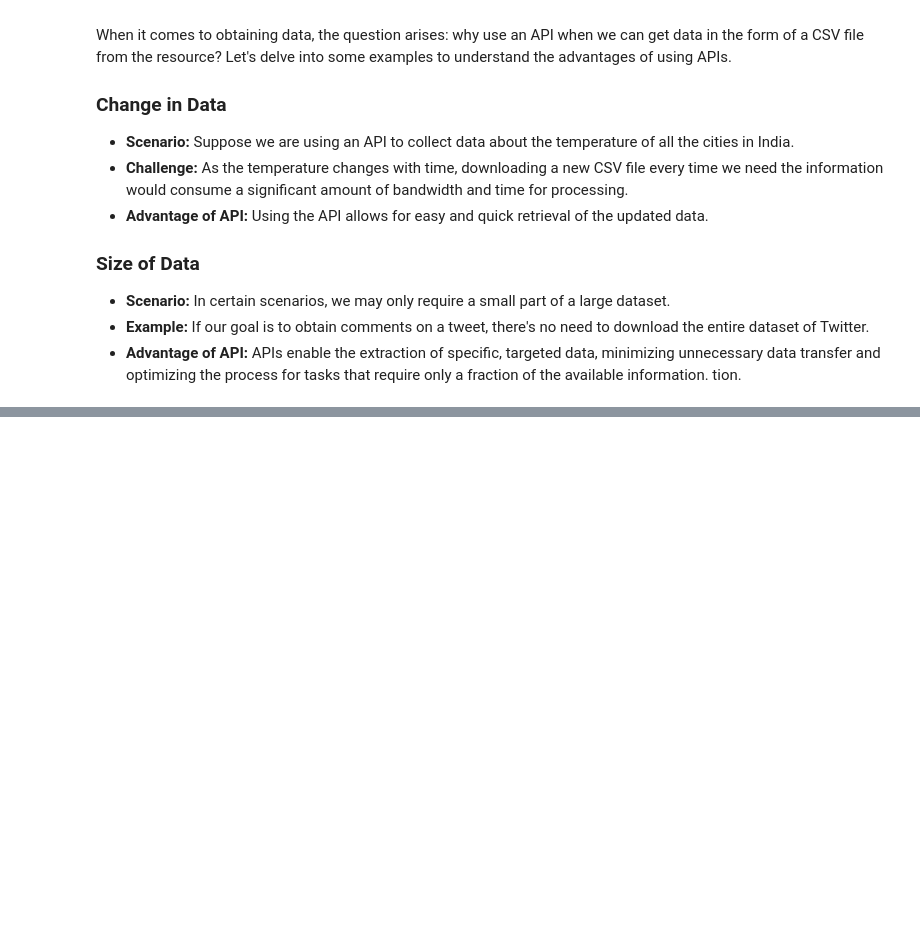
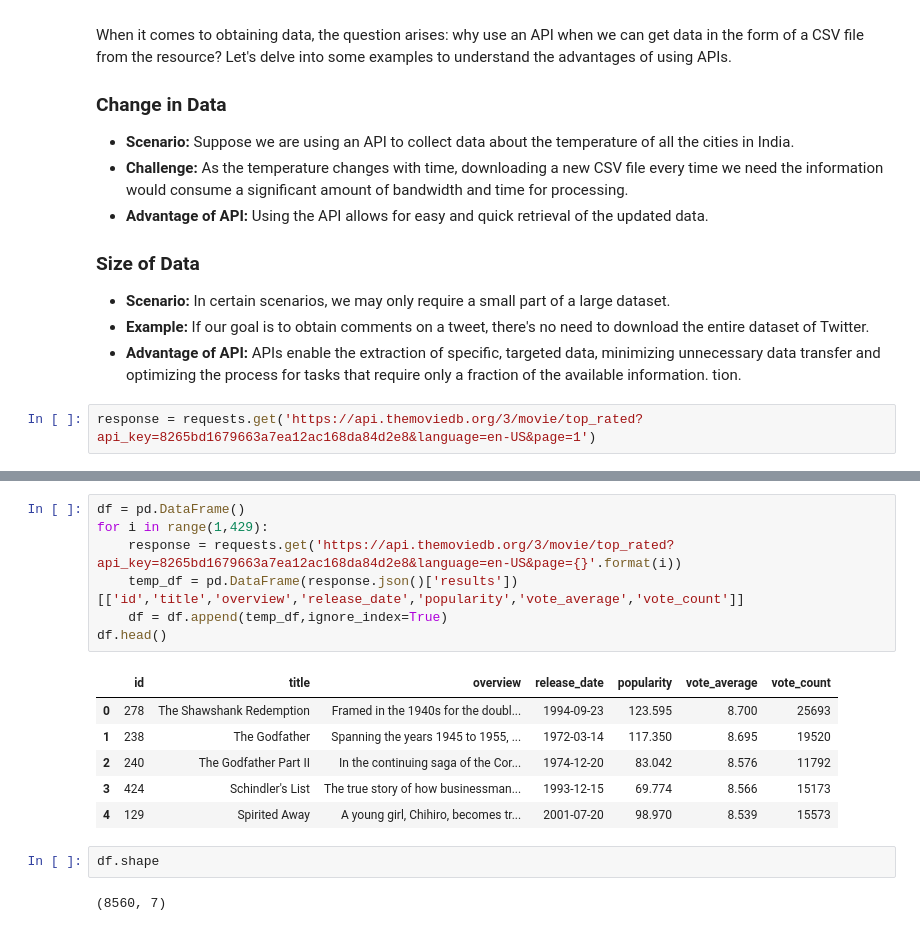
Before and after one commit to MuhammadSheraza002/Data-Acquisition, a Jupyter notebook: Lec-1 Fetching Data from API's.ipynb, the cells around one changed output, grey strips where cells are left out. Cells and saved outputs as stored; diff of their text form; blank space fills up the shorter version.

```diff
--- a/Lec-1 Fetching Data from API's.ipynb
+++ b/Lec-1 Fetching Data from API's.ipynb
@@ -155,3 +157,5 @@ When it comes to obtaining data, the question arises: why use an API when we can
 - **Example:** If our goal is to obtain comments on a tweet, there's no need to download the entire dataset of Twitter.
 - **Advantage of API:** APIs enable the extraction of specific, targeted data, minimizing unnecessary data transfer and optimizing the process for tasks that require only a fraction of the available information.
 tion.
+# %%
+response = requests.get('https://api.themoviedb.org/3/movie/top_rated?api_key=8265bd1679663a7ea12ac168da84d2e8&language=en-US&page=1')
@@ -157,0 +186,18 @@ tion.
+# %%
+df = pd.DataFrame()
+for i in range(1,429):
+    response = requests.get('https://api.themoviedb.org/3/movie/top_rated?api_key=8265bd1679663a7ea12ac168da84d2e8&language=en-US&page={}'.format(i))
+    temp_df = pd.DataFrame(response.json()['results'])[['id','title','overview','release_date','popularity','vote_average','vote_count']]
+    df = df.append(temp_df,ignore_index=True)
+df.head()
+# %% [output]
+|  | id | title | overview | release_date | popularity | vote_average | vote_count |
+| 0 | 278 | The Shawshank Redemption | Framed in the 1940s for the doubl... | 1994-09-23 | 123.595 | 8.700 | 25693 |
+| 1 | 238 | The Godfather | Spanning the years 1945 to 1955, ... | 1972-03-14 | 117.350 | 8.695 | 19520 |
+| 2 | 240 | The Godfather Part II | In the continuing saga of the Cor... | 1974-12-20 | 83.042 | 8.576 | 11792 |
+| 3 | 424 | Schindler's List | The true story of how businessman... | 1993-12-15 | 69.774 | 8.566 | 15173 |
+| 4 | 129 | Spirited Away | A young girl, Chihiro, becomes tr... | 2001-07-20 | 98.970 | 8.539 | 15573 |
+# %%
+df.shape
+# %% [output]
+(8560, 7)
```
Also changed, not shown: parts of 3 cells of this notebook.
